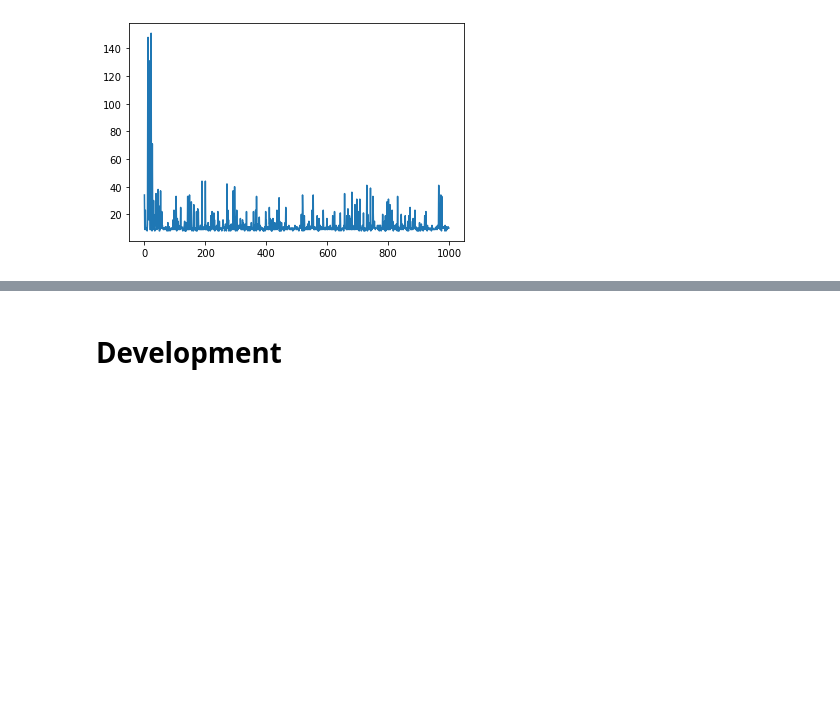
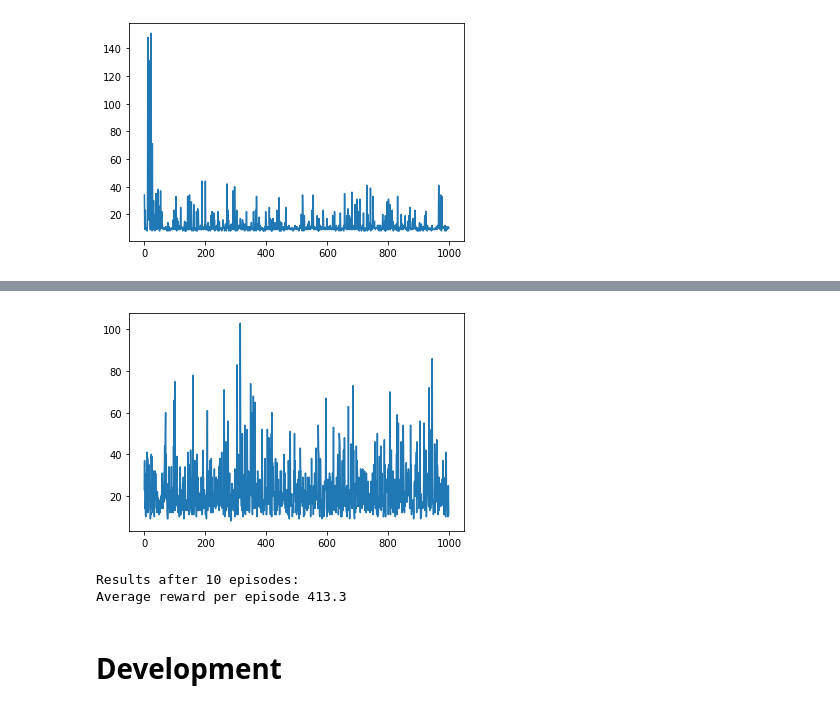
Before and after one commit to CSReading/DeepRL, a Jupyter notebook: exercises/chapter02/mshibatatt/mshibatatt.ipynb, the cells around one changed output, grey strips where cells are left out. Drawn from its saved outputs; the diff is of its cells as text; code cells hidden in the pictures; blank space fills up the shorter version.

Commit message:
implement policy base learning

```diff
--- a/exercises/chapter02/mshibatatt/mshibatatt.ipynb
+++ b/exercises/chapter02/mshibatatt/mshibatatt.ipynb
@@ -245,0 +242,6 @@ KeyboardInterrupt:
+# %%
+# compare with policy gradient method
+CP_policy = CartPole()
+CP_policy.method = "policy"
+CP_policy.train()
+CP_policy.play(base = "policy")
@@ -246,3 +261,15 @@ KeyboardInterrupt:
+# %%
+plt.plot(np.array(CP_policy.learning_log))
+plt.show()
+# %% [output]
+[figure, added]
+# %%
+# compare with monte carlo method
+CP_MC = CartPole()
+CP_MC.play(base = "MC", ep = 10)
+# %% [output]
+Results after 10 episodes:
+Average reward per episode 413.3
 # %% [markdown]
 # Development
 # %%
```
Also changed, not shown: parts of 4 cells of this notebook, 1 other file.
